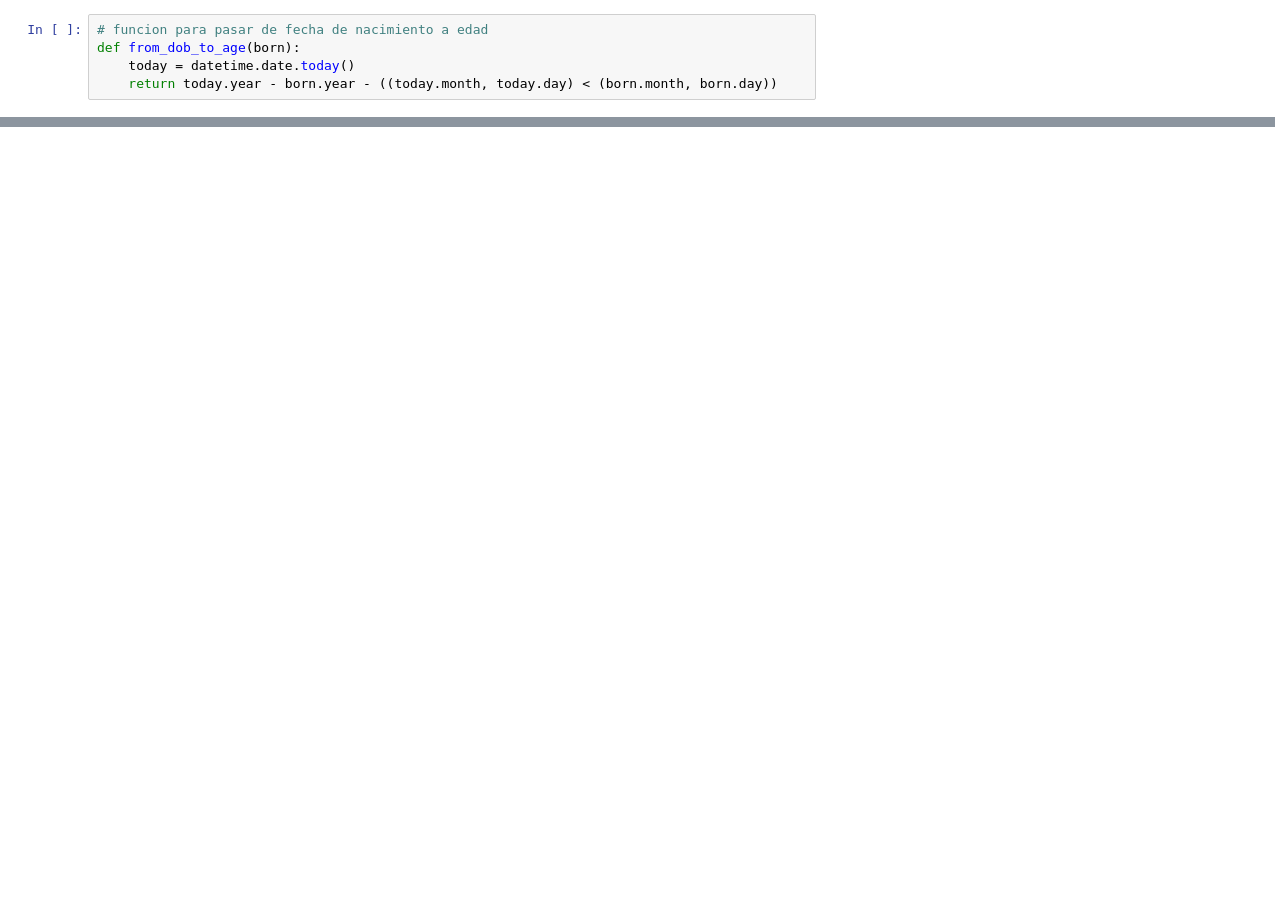
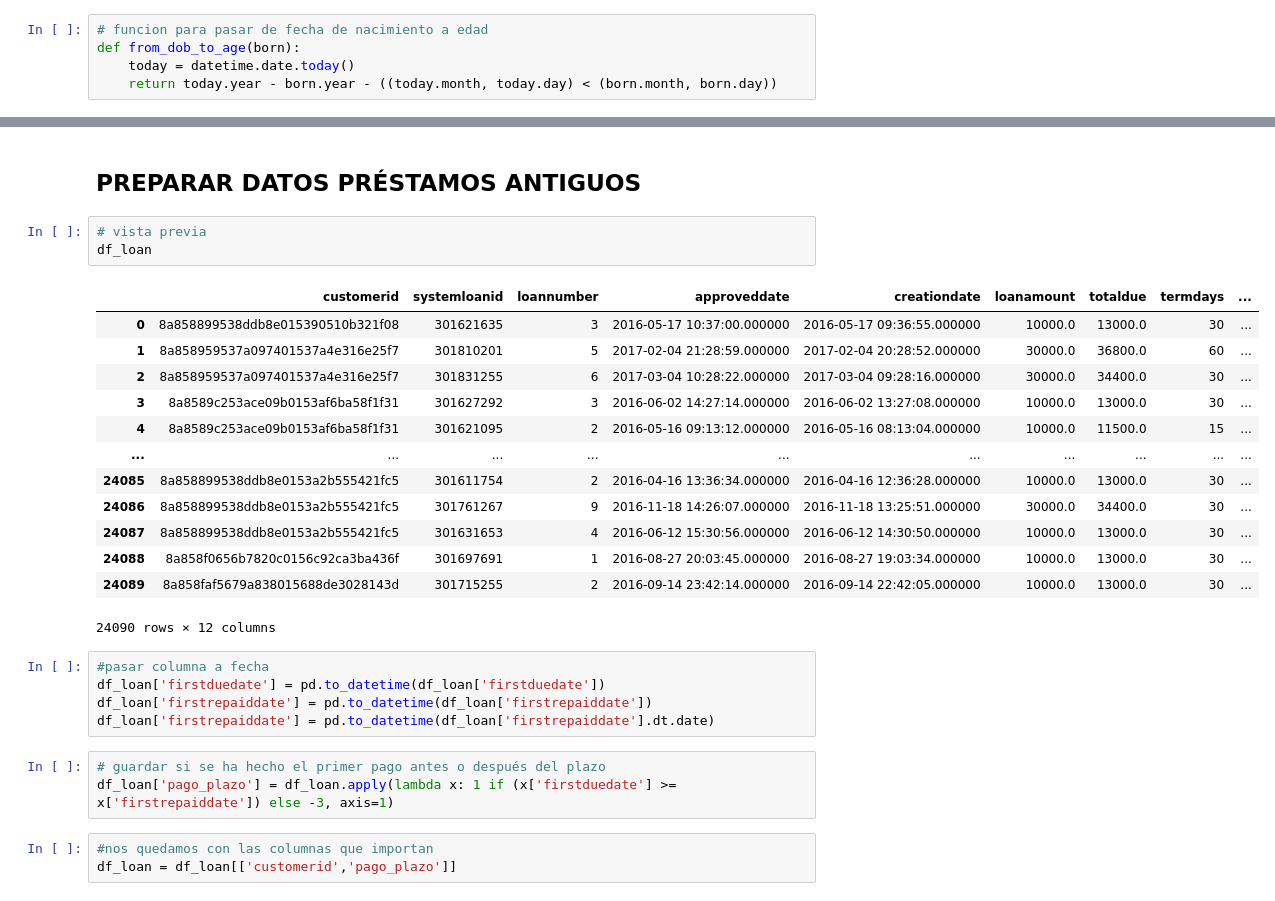
Before and after one commit to Ciarzi/DP3_GP1, a Jupyter notebook: codigo/etl.ipynb, the cells around one changed output, grey strips where cells are left out. Saved outputs shown, nothing was run; the diff lists cells and outputs as text; blank space fills up the shorter version.

```diff
--- a/codigo/etl.ipynb
+++ b/codigo/etl.ipynb
@@ -139,0 +67,30 @@ CAMBIAR TIPO DE DATO DE LAS COLUMNAS
+# %% [markdown]
+## PREPARAR DATOS PRÉSTAMOS ANTIGUOS
+# %%
+# vista previa
+df_loan
+# %% [output]
+|  | customerid | systemloanid | loannumber | approveddate | creationdate | loanamount | totaldue | termdays | ... |
+| 0 | 8a858899538ddb8e015390510b321f08 | 301621635 | 3 | 2016-05-17 10:37:00.000000 | 2016-05-17 09:36:55.000000 | 10000.0 | 13000.0 | 30 | ... |
+| 1 | 8a858959537a097401537a4e316e25f7 | 301810201 | 5 | 2017-02-04 21:28:59.000000 | 2017-02-04 20:28:52.000000 | 30000.0 | 36800.0 | 60 | ... |
+| 2 | 8a858959537a097401537a4e316e25f7 | 301831255 | 6 | 2017-03-04 10:28:22.000000 | 2017-03-04 09:28:16.000000 | 30000.0 | 34400.0 | 30 | ... |
+| 3 | 8a8589c253ace09b0153af6ba58f1f31 | 301627292 | 3 | 2016-06-02 14:27:14.000000 | 2016-06-02 13:27:08.000000 | 10000.0 | 13000.0 | 30 | ... |
+| 4 | 8a8589c253ace09b0153af6ba58f1f31 | 301621095 | 2 | 2016-05-16 09:13:12.000000 | 2016-05-16 08:13:04.000000 | 10000.0 | 11500.0 | 15 | ... |
+| ... | ... | ... | ... | ... | ... | ... | ... | ... | ... |
+| 24085 | 8a858899538ddb8e0153a2b555421fc5 | 301611754 | 2 | 2016-04-16 13:36:34.000000 | 2016-04-16 12:36:28.000000 | 10000.0 | 13000.0 | 30 | ... |
+| 24086 | 8a858899538ddb8e0153a2b555421fc5 | 301761267 | 9 | 2016-11-18 14:26:07.000000 | 2016-11-18 13:25:51.000000 | 30000.0 | 34400.0 | 30 | ... |
+| 24087 | 8a858899538ddb8e0153a2b555421fc5 | 301631653 | 4 | 2016-06-12 15:30:56.000000 | 2016-06-12 14:30:50.000000 | 10000.0 | 13000.0 | 30 | ... |
+| 24088 | 8a858f0656b7820c0156c92ca3ba436f | 301697691 | 1 | 2016-08-27 20:03:45.000000 | 2016-08-27 19:03:34.000000 | 10000.0 | 13000.0 | 30 | ... |
+| 24089 | 8a858faf5679a838015688de3028143d | 301715255 | 2 | 2016-09-14 23:42:14.000000 | 2016-09-14 22:42:05.000000 | 10000.0 | 13000.0 | 30 | ... |
+24090 rows × 12 columns
+# %%
+#pasar columna a fecha
+df_loan['firstduedate'] = pd.to_datetime(df_loan['firstduedate'])
+df_loan['firstrepaiddate'] = pd.to_datetime(df_loan['firstrepaiddate'])
+df_loan['firstrepaiddate'] = pd.to_datetime(df_loan['firstrepaiddate'].dt.date)
+# %%
+# guardar si se ha hecho el primer pago antes o después del plazo
+df_loan['pago_plazo'] = df_loan.apply(lambda x: 1 if (x['firstduedate'] >= x['firstrepaiddate']) else -3, axis=1)
+# %%
+#nos quedamos con las columnas que importan
+df_loan = df_loan[['customerid','pago_plazo']]
```
Also changed, not shown: parts of 102 cells of this notebook.
